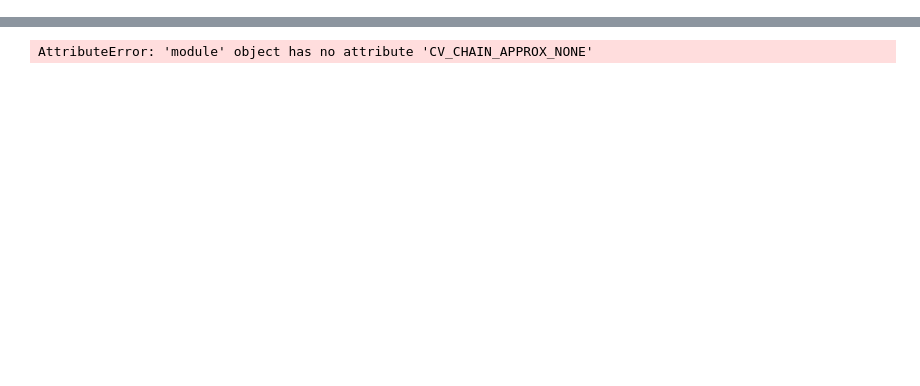
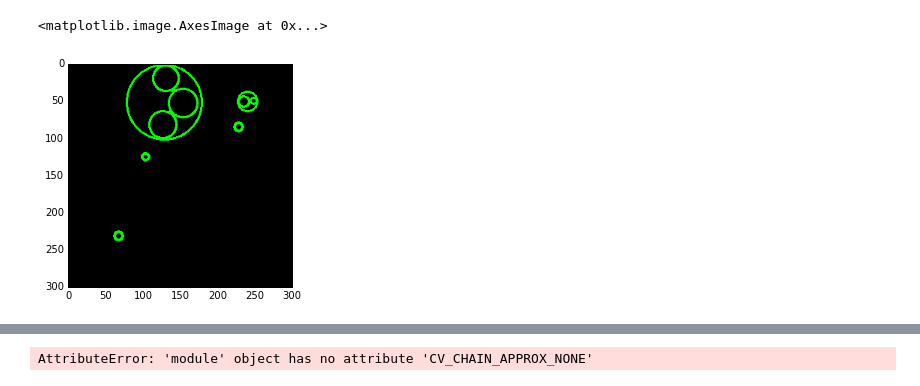
Before and after one commit to silburt/moon-craters, a Jupyter notebook: Hough_Circles.ipynb, the cells around one changed output, grey strips where cells are left out. Saved outputs shown, nothing was run; the diff lists cells and outputs as text; code cells hidden in the pictures; blank space fills up the shorter version.

```diff
--- a/Hough_Circles.ipynb
+++ b/Hough_Circles.ipynb
@@ -72,3 +92,21 @@ plt.savefig('output_dir/circle_test.png')
+# %%
+#best
+#http://opencvpython.blogspot.ca/2012/06/contours-2-brotherhood.html
+#http://www.pyimagesearch.com/2014/07/21/detecting-circles-images-using-opencv-hough-circles/
+#https://stackoverflow.com/questions/32287032/circular-hough-transform-misses-circles
+#http://layer0.authentise.com/detecting-circular-shapes-using-contours.html
+img = cv2.imread('output_dir/circle_test.png',0)
+cimg2 = cv2.cvtColor(img, cv2.COLOR_GRAY2BGR)
+image, contours, hierarchy = cv2.findContours(img, cv2.RETR_LIST, cv2.CHAIN_APPROX_NONE)
+for cnt in contours:
+    (x,y),radius = cv2.minEnclosingCircle(cnt)
+    center = (int(x),int(y))
+    radius = int(radius)
+    cv2.circle(cimg2,center,radius,(0,255,0),2)
+plt.imshow(cimg2, origin='upper', cmap="Greys_r")
+# %% [output]
+<matplotlib.image.AxesImage at 0x...>
+[figure, added]
 # %%
 #http://www.pyimagesearch.com/2014/07/21/detecting-circles-images-using-opencv-hough-circles/
 #https://stackoverflow.com/questions/32287032/circular-hough-transform-misses-circles
```
Also changed, not shown: parts of 11 cells of this notebook, 1 other file.
